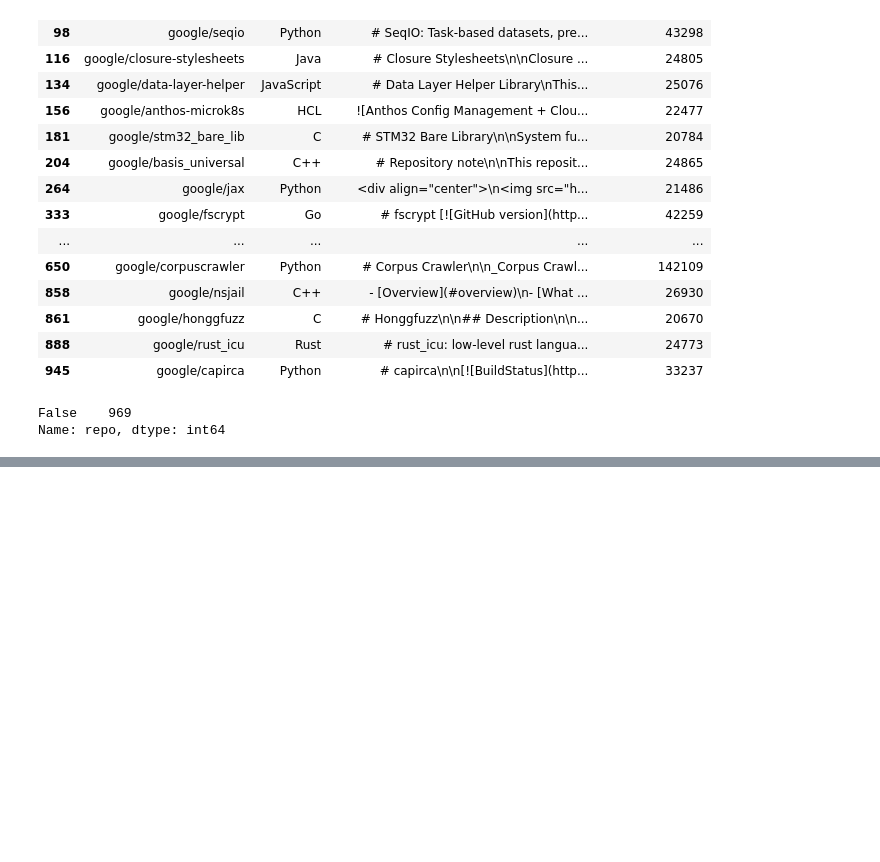
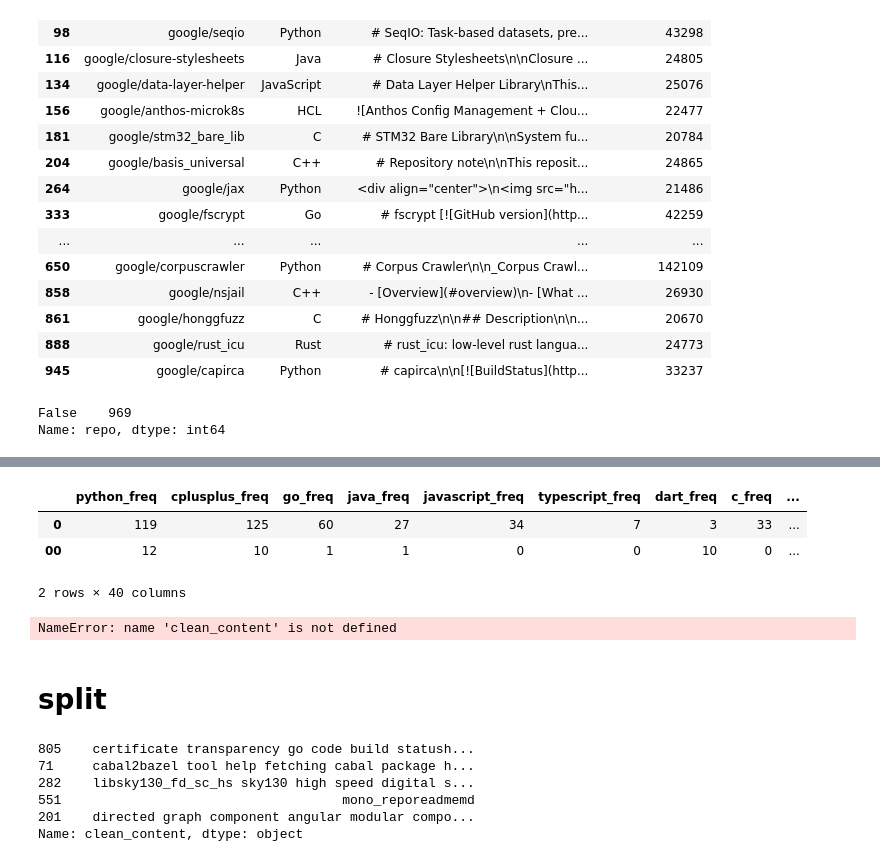
Before and after one commit to o0amandagomez0o/nlp_project-readme_prediction, a Jupyter notebook: prepare.ipynb, the cells around one changed output, grey strips where cells are left out. Drawn from its saved outputs; the diff is of its cells as text; code cells hidden in the pictures; blank space fills up the shorter version.

```diff
--- a/prepare.ipynb
+++ b/prepare.ipynb
@@ -338,0 +406,16 @@ sns.pairplot(df, hue='language', height=8, aspect=1)
+# %%
+def clean(text, extra_words = ['r', 'u', '2', 'ltgt', "'"]):
+    """
+    A simple function to cleanup text data:
+    takes in a string of text,
+    pulls in `nltk`s stopwords and appends any additional `extra_words`
+    returns a string filtered for stopwords & lemmatized
+    """
+    wnl = nltk.stem.WordNetLemmatizer()
+    stopwords = nltk.corpus.stopwords.words('english') + extra_words
+    text = (unicodedata.normalize('NFKD', text)
+             .encode('ascii', 'ignore')
+             .decode('utf-8', 'ignore')
+             .lower())
+    words = re.sub(r'[^\w\s]', '', text).split()
+    return [wnl.lemmatize(word) for word in words if word not in stopwords]
@@ -338,0 +614,24 @@ sns.pairplot(df, hue='language', height=8, aspect=1)
+# %%
+# create a pd.DataFrame of the concated series of value_counts
+
+word_counts = (pd.concat(freq_list, axis=1, sort=True)
+                .set_axis(freq_list_str, axis=1, inplace=False)
+                .fillna(0)
+                .apply(lambda s: s.astype(int)))
+# %%
+word_counts.head(2)
+# %% [output]
+|  | python_freq | cplusplus_freq | go_freq | java_freq | javascript_freq | typescript_freq | dart_freq | c_freq | ... |
+| 0 | 119 | 125 | 60 | 27 | 34 | 7 | 3 | 33 | ... |
+| 00 | 12 | 10 | 1 | 1 | 0 | 0 | 10 | 0 | ... |
+2 rows × 40 columns
+# %%
+top_20_spam_bigrams = (pd.Series(nltk.ngrams(clean_content, 2))
+                      .value_counts()
+                      .head(20))
+
+top_20_spam_bigrams.head(20)
+# %% [output]
+NameError: name 'clean_content' is not defined
+# %% [markdown]
+# split
@@ -338,0 +640,9 @@ sns.pairplot(df, hue='language', height=8, aspect=1)
+# %%
+X_train.head()
+# %% [output]
+805    certificate transparency go code build statush...
+71     cabal2bazel tool help fetching cabal package h...
+282    libsky130_fd_sc_hs sky130 high speed digital s...
+551                                    mono_reporeadmemd
+201    directed graph component angular modular compo...
+Name: clean_content, dtype: object
```
Also changed, not shown: parts of 23 cells of this notebook, 1 other file.
